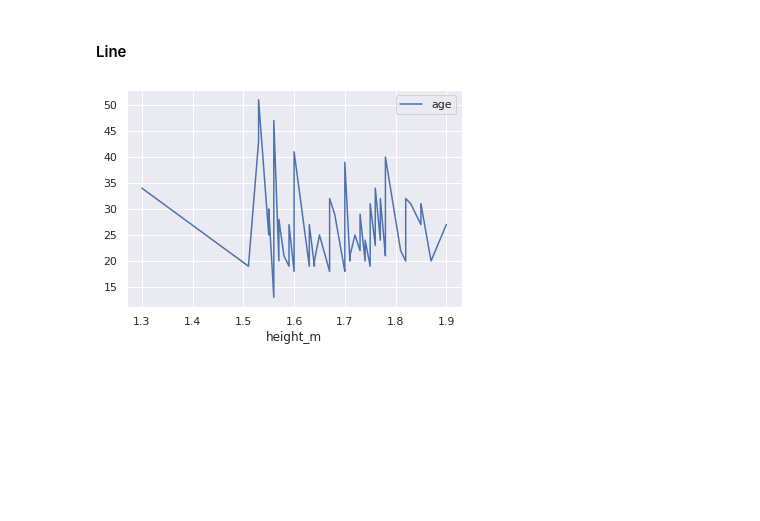
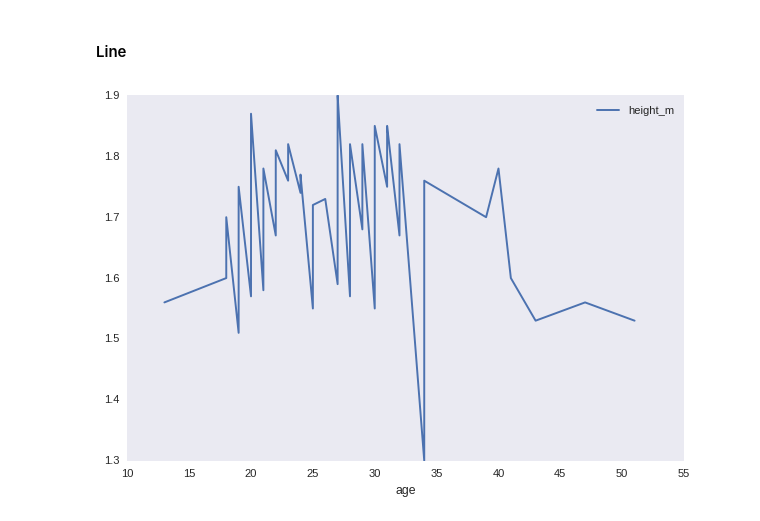
Before and after one commit to brenoslivio/Statistics-Python, a Jupyter notebook: 1-DescriptiveAnalysis/1_DescriptiveAnalysis.ipynb, the cells around one changed output. Drawn from its saved outputs; the diff is of its cells as text; code cells hidden in the pictures; blank space fills up the shorter version.

```diff
--- a/1-DescriptiveAnalysis/1_DescriptiveAnalysis.ipynb
+++ b/1-DescriptiveAnalysis/1_DescriptiveAnalysis.ipynb
@@ -298,6 +298,11 @@ Name: brothersplus_you, dtype: float64
 # %% [markdown]
 #### Pie chart
 # %%
+import matplotlib.pyplot as plt
+import matplotlib as mpl
+
+mpl.style.use('seaborn-dark')
+
 ranges = [1.2, 1.6, 1.7, 1.75, 1.8, 1.85]
 height = dfPoll['height_m'].groupby(pd.cut(dfPoll['height_m'], ranges)).count()
 
@@ -374,9 +429,9 @@ dfPoll.plot.scatter(x = 'height_m',
 # %%
 df = dfPoll
 
-df = df.sort_values(by=['height_m', 'age'])
+df = df.sort_values(by=['age', 'height_m'])
 
-df.plot(x = 'height_m', y = 'age', kind = 'line')
+df.plot(x = 'age', y = 'height_m', kind = 'line')
 plt.show()
 # %% [output]
-[figure, old version]
+[figure, new version]
```
Also changed, not shown: parts of 14 cells of this notebook.
